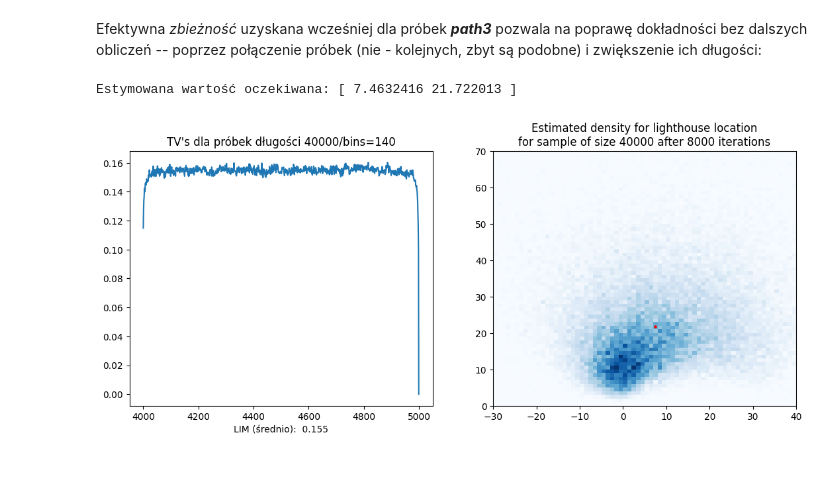
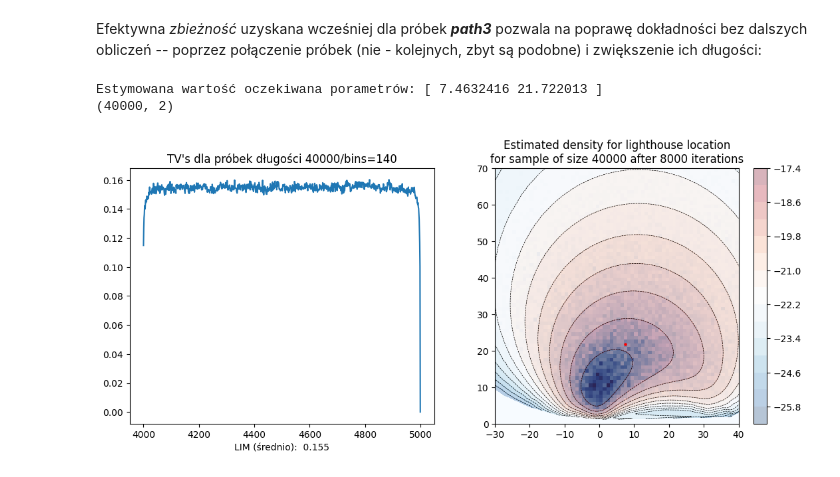
Before and after one commit to GrzegorzAndrzejczak/Programowanie-w-Pythonie, a Jupyter notebook: CASE-lighthouse.ipynb, the cells around one changed output. Drawn from its saved outputs; the diff is of its cells as text; code cells hidden in the pictures.

```diff
--- a/CASE-lighthouse.ipynb
+++ b/CASE-lighthouse.ipynb
@@ -25,7 +25,7 @@ def log_prior(a,b):
     b[mask] = 0
     result = -b**(-1)
     # result[mask] = -np.inf
-    return result  #   //flat prior, składnik 1/b odsuwa od b=0
+    return result  #   //nearly flat prior, składnik 1/b odsuwa od b=0
 
 def log_likelihood(a, b, Data):
     mask = b<=0
@@ -39,9 +39,7 @@ def log_posterior(a, b, Data):
     return log_prior(a, b) + log_likelihood(a, b, Data)
 
 def compute_log_prob(coords):
-    log_prob = np.array([log_posterior(*p, D) for p in coords])
-    # to może spowalniać dla większego rozmiaru próbek - nwalkers
-    return log_prob
+    return log_posterior(*coords.T, D)
 # %% [output]
 [[ 31.04551878]
  [ 39.15193522]
@@ -183,31 +183,39 @@ Efektywna *zbieżność* uzyskana wcześniej dla próbek **_path3_** pozwala na
 # %%
 nburn, nsteps, dist = 4000, 8000, 1000
 paths_ = paths3      # tylko próbki z grupy granicznej - ale z PRZESKOKIEM - co 1000
 n_rang = np.arange(nburn,nburn+dist)
 tvs = np.empty_like(n_rang, dtype=np.float32)
 res =np.asarray([np.vstack([paths_[i],paths_[i+dist],paths_[i+2*dist],paths_[i+3*dist]]) for i in n_rang])    # sklejamy z przeskokiem
 rozmS = res.shape[1]
 Hb, xb, yb = np.histogram2d(*res[-1].T, bins=bins, density=True, range=np.asarray([[-70,70],[0,140]]))    #
 for i in np.arange(dist):
     path_ = res[i].T
     H_, _, _ = np.histogram2d(*path_, bins=bins, density=True, range=np.asarray([[-70, 70], [0, 140]]))  # density=True,
     tv_ = np.abs(H_ - Hb).sum()/2
     # print(f'{k:4}: {tm_:6.3f}')
     tvs[i] = tv_
 tvs *= (140/bins)**2   # podział na bins^2 zamiast 140^2
 fig, (ax0, ax) = plt.subplots(1,2,figsize=(13,5))
 ax0.plot(n_rang, tvs)
 ax0.set_title(f"TV's dla próbek długości {rozmS}/bins={bins}");
 ax0.set_xlabel(f"LIM (średnio): {tvs[100:-100].mean():6.3f}");
 Xb, Yb = np.meshgrid(xb, yb)
 ax.set_xlim(-30,40);
 ax.set_ylim(0,70);
 ax.pcolormesh(Xb, Yb, Hb.T, cmap="Blues");
 ax.set_title(f"Estimated density for lighthouse location\n"
             f"for sample of size {rozmS} after {nsteps} iterations");
+logR = compute_log_prob(res[-1])
+ax.tricontour(*res[-1].T, logR, levels=15, linewidths=0.5, colors='k')
+cntr0 = ax.tricontourf(*res[-1].T, logR, levels=15, cmap="RdBu_r", alpha=.3)
+fig.colorbar(cntr0, ax=ax)
+
 E = res[-1].mean(axis=0)
 ax.scatter(*E,s=5, color="red")
-print("Estymowana wartość oczekiwana:", E)
+print("Estymowana wartość oczekiwana porametrów:", E)
+
+print(res[-1].shape)
 # %% [output]
-Estymowana wartość oczekiwana: [ 7.4632416 21.722013 ]
+Estymowana wartość oczekiwana porametrów: [ 7.4632416 21.722013 ]
+(40000, 2)
-[figure, old version]
+[figure, new version]
```
Also changed, not shown: parts of 5 cells of this notebook.
